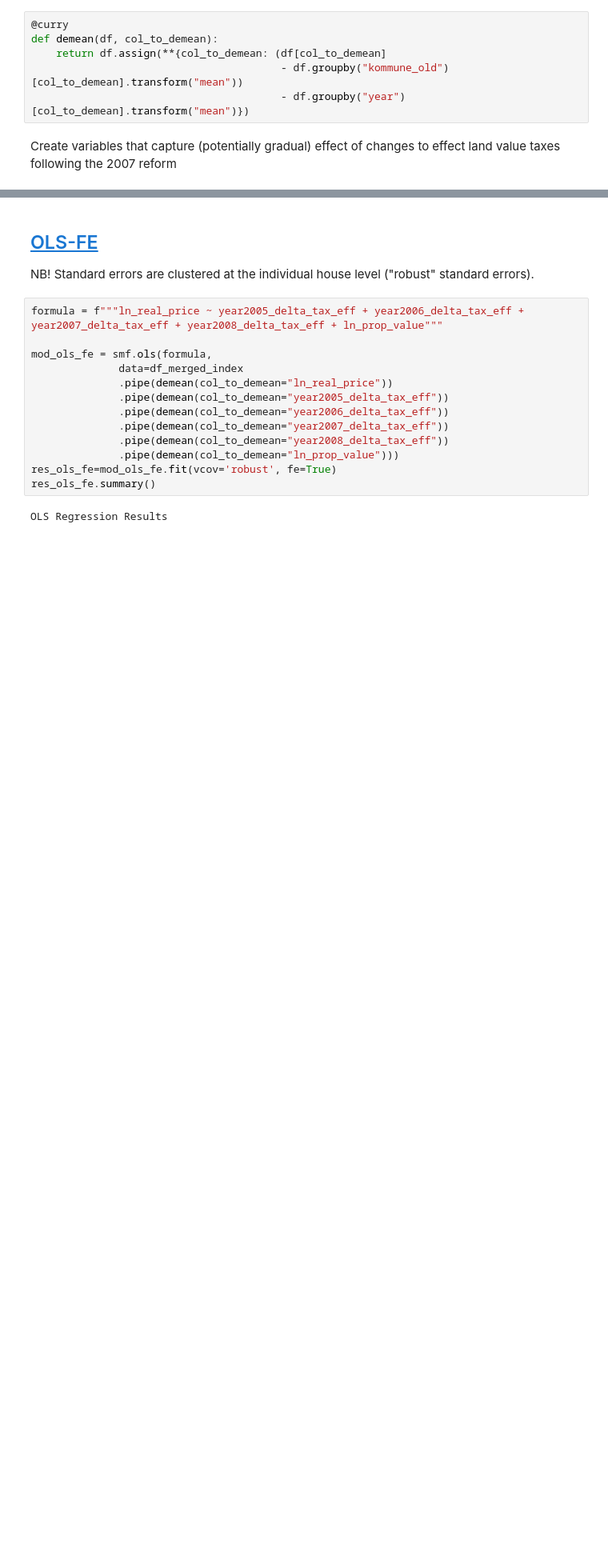
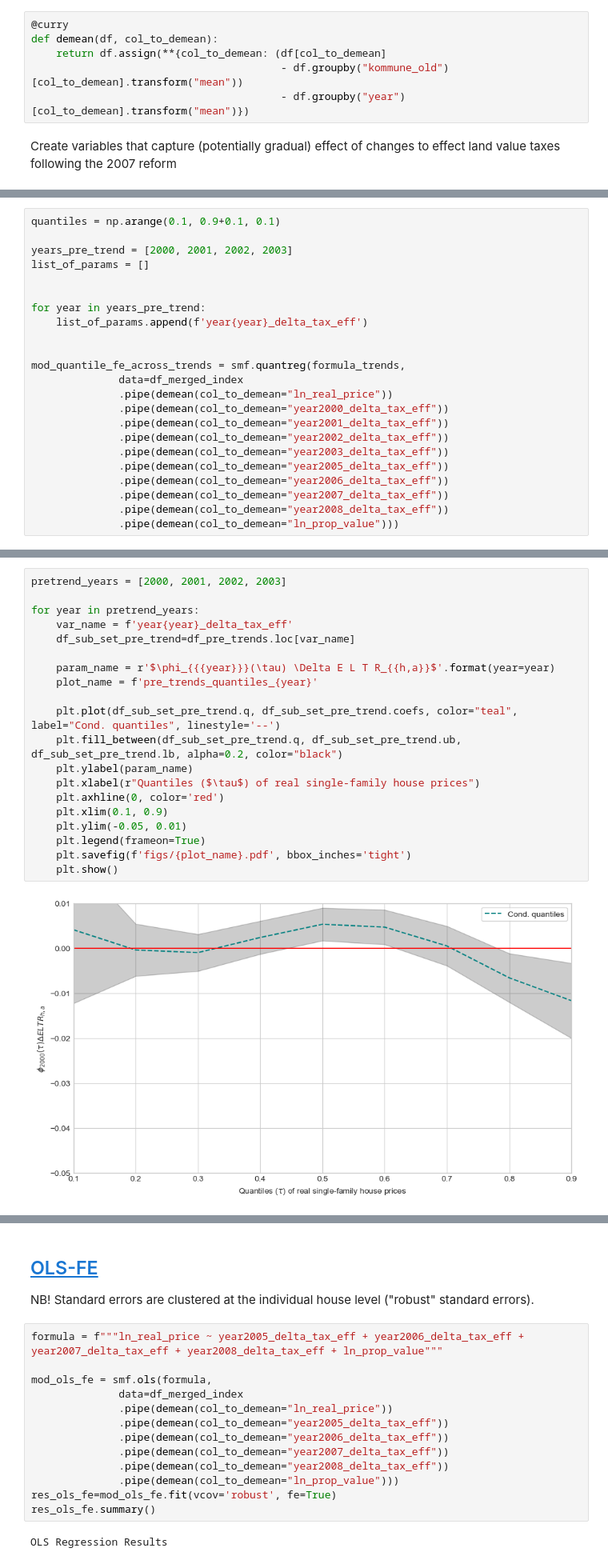
Before and after one commit to jorgenhost/No_taxation_without_capitalization, a Jupyter notebook: 4_main.ipynb, the cells around one changed output, grey strips where cells are left out. Shown at 80% size. Saved outputs shown, nothing was run; the diff lists cells and outputs as text; blank space fills up the shorter version.

Commit message:
"pre-trends" work -> should not be too much more

```diff
--- a/4_main.ipynb
+++ b/4_main.ipynb
@@ -526,0 +605,23 @@ for year in years:
+# %%
+quantiles = np.arange(0.1, 0.9+0.1, 0.1)
+
+years_pre_trend = [2000, 2001, 2002, 2003]
+list_of_params = []
+
+
+for year in years_pre_trend:
+    list_of_params.append(f'year{year}_delta_tax_eff')
+
+
+mod_quantile_fe_across_trends = smf.quantreg(formula_trends,
+              data=df_merged_index
+              .pipe(demean(col_to_demean="ln_real_price"))
+              .pipe(demean(col_to_demean="year2000_delta_tax_eff"))
+              .pipe(demean(col_to_demean="year2001_delta_tax_eff"))
+              .pipe(demean(col_to_demean="year2002_delta_tax_eff"))
+              .pipe(demean(col_to_demean="year2003_delta_tax_eff"))
+              .pipe(demean(col_to_demean="year2005_delta_tax_eff"))
+              .pipe(demean(col_to_demean="year2006_delta_tax_eff"))
+              .pipe(demean(col_to_demean="year2007_delta_tax_eff"))
+              .pipe(demean(col_to_demean="year2008_delta_tax_eff"))
+              .pipe(demean(col_to_demean="ln_prop_value")))
@@ -526,0 +655,22 @@ for year in years:
+# %%
+pretrend_years = [2000, 2001, 2002, 2003]
+
+for year in pretrend_years:
+    var_name = f'year{year}_delta_tax_eff'
+    df_sub_set_pre_trend=df_pre_trends.loc[var_name]
+
+    param_name = r'$\phi_{{{year}}}(\tau) \Delta E L T R_{{h,a}}$'.format(year=year)
+    plot_name = f'pre_trends_quantiles_{year}'
+
+    plt.plot(df_sub_set_pre_trend.q, df_sub_set_pre_trend.coefs, color="teal", label="Cond. quantiles", linestyle='--')
+    plt.fill_between(df_sub_set_pre_trend.q, df_sub_set_pre_trend.ub, df_sub_set_pre_trend.lb, alpha=0.2, color="black")
+    plt.ylabel(param_name)
+    plt.xlabel(r"Quantiles ($\tau$) of real single-family house prices")
+    plt.axhline(0, color='red')
+    plt.xlim(0.1, 0.9)
+    plt.ylim(-0.05, 0.01)
+    plt.legend(frameon=True)
+    plt.savefig(f'figs/{plot_name}.pdf', bbox_inches='tight')
+    plt.show()
+# %% [output]
+[figure, added]
```
Also changed, not shown: parts of 22 cells of this notebook, 31 other files.
